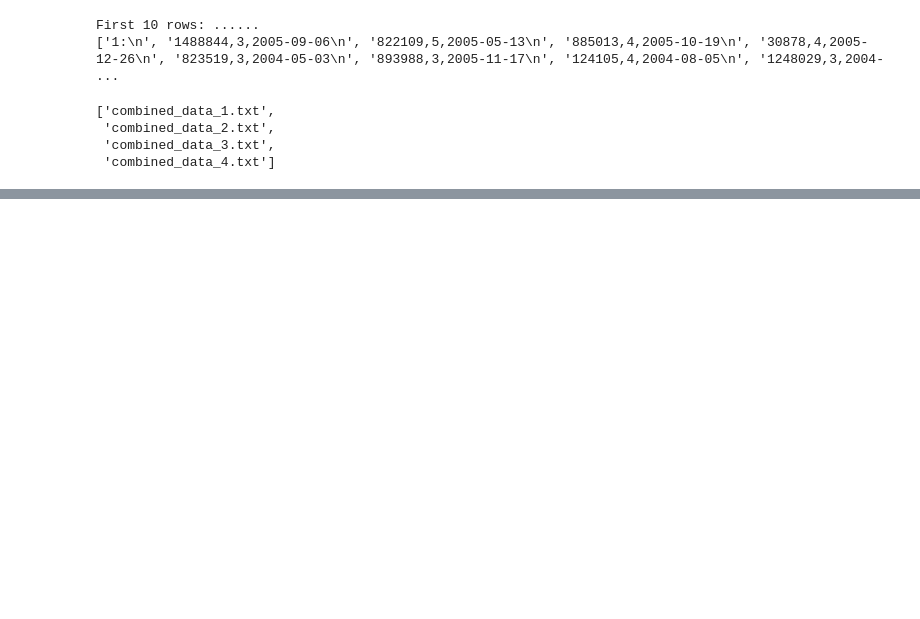
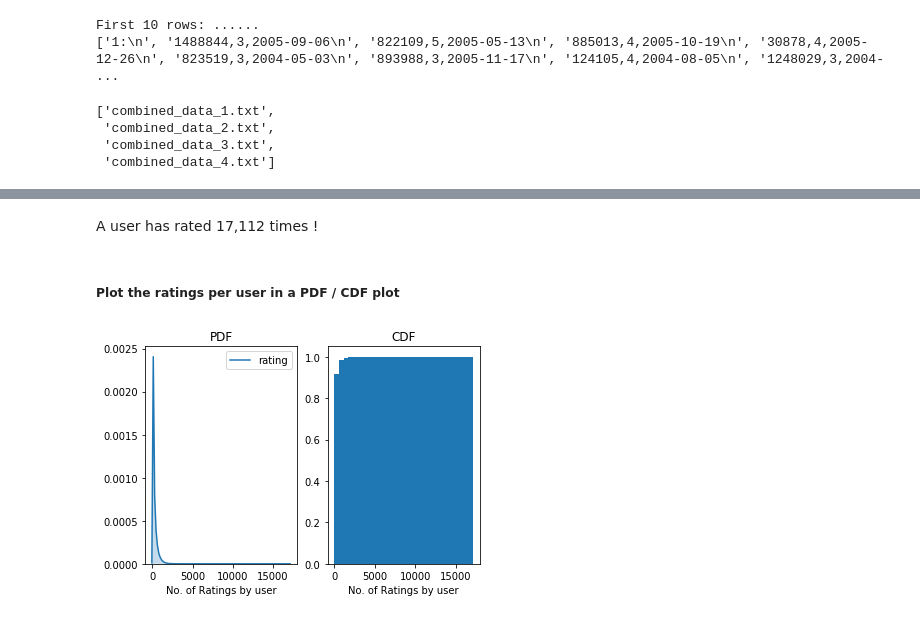
Before and after one commit to subhasisj/python-projects, a Jupyter notebook: Machine_Learning_Projects/Netflix_Movie_Recommendation/Netflix_movie_recommendation.ipynb, the cells around one changed output, grey strips where cells are left out. Saved outputs shown, nothing was run; the diff lists cells and outputs as text; code cells hidden in the pictures; blank space fills up the shorter version.

```diff
--- a/Machine_Learning_Projects/Netflix_Movie_Recommendation/Netflix_movie_recommendation.ipynb
+++ b/Machine_Learning_Projects/Netflix_Movie_Recommendation/Netflix_movie_recommendation.ipynb
@@ -115,0 +229,3 @@ Total Time Taken: 0:09:22.860625
+# %%
+train_df['day_of_week'] = train_df.date.dt.weekday_name
+train_df.head()
@@ -115,0 +241,4 @@ Total Time Taken: 0:09:22.860625
+# %%
+ratings_per_user_df = train_df.groupby(['user'])['rating'].count().sort_values(ascending=False)
+
+ratings_per_user_df.head()
@@ -115,0 +253,19 @@ Total Time Taken: 0:09:22.860625
+# %% [markdown]
+A user has rated 17,112 times !
+# %% [markdown]
+##### Plot the ratings per user in a PDF / CDF plot
+# %%
+ax1 = plt.subplot(121)
+sns.kdeplot(ratings_per_user_df,shade = True,ax = ax1)
+plt.xlabel("No. of Ratings by user")
+plt.title('PDF')
+
+ax2 = plt.subplot(122)
+plt.hist(ratings_per_user_df,cumulative=True, density=True, bins=30)
+
+plt.xlabel("No. of Ratings by user")
+plt.title('CDF')
+
+plt.show()
+# %% [output]
+[figure, added]
```
Also changed, not shown: parts of 37 cells of this notebook, 1 other file.
